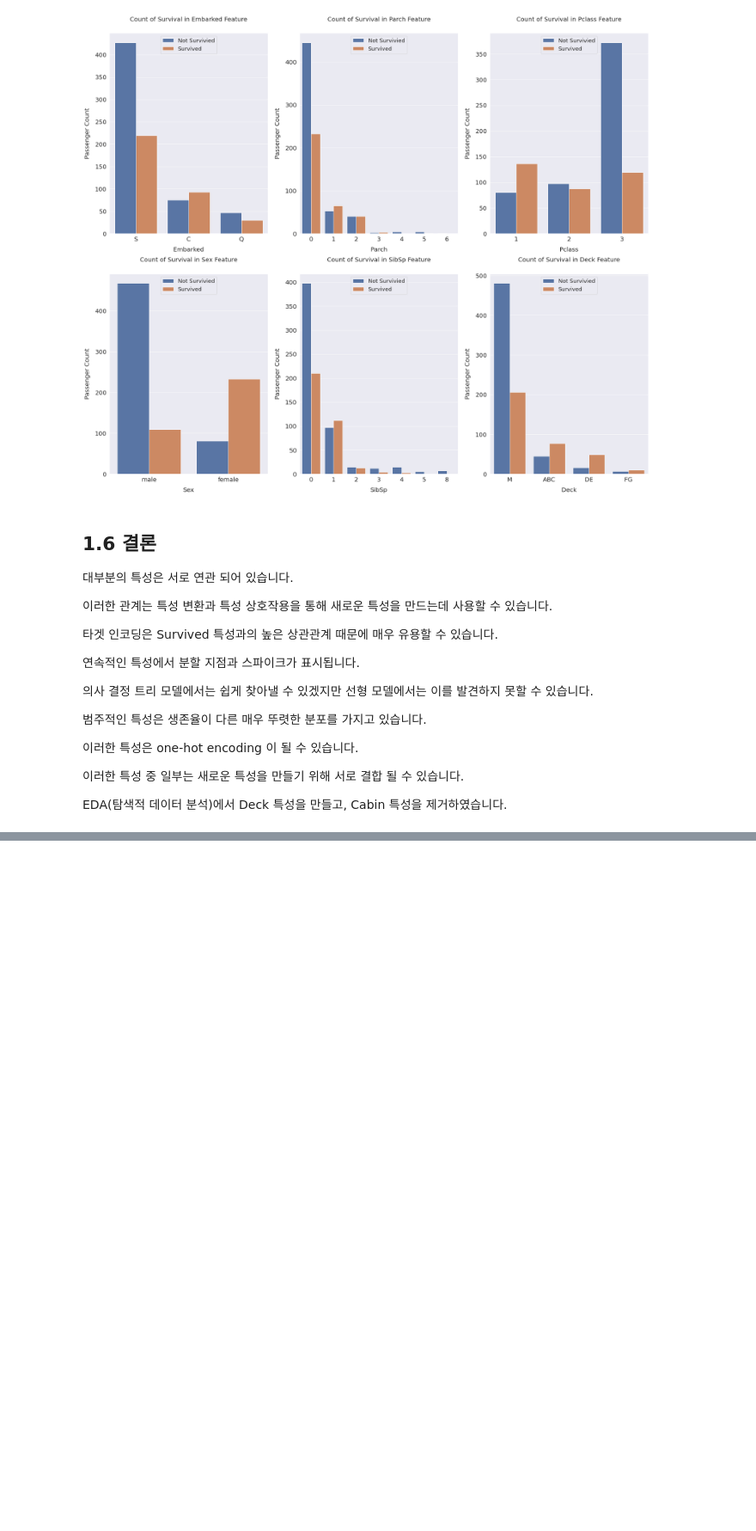
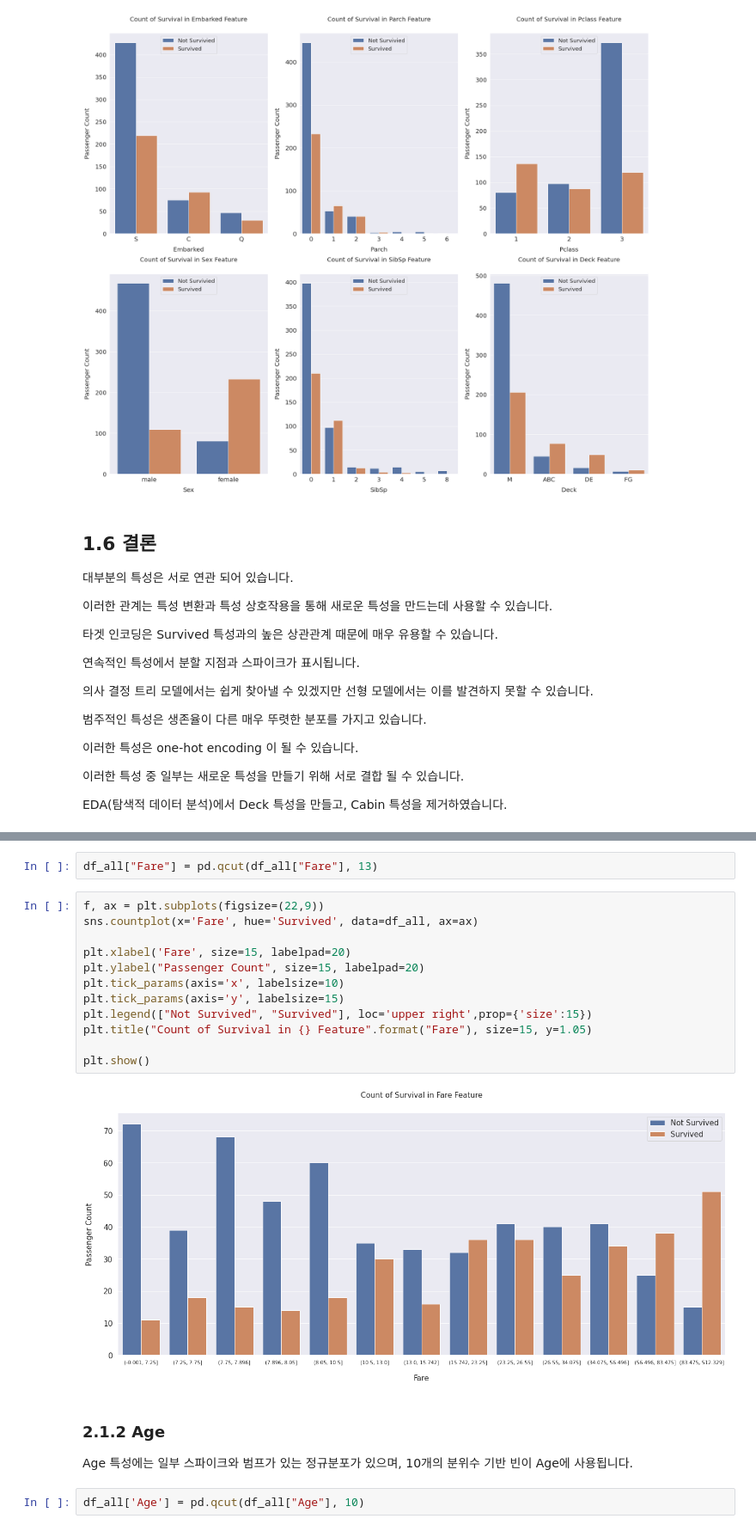
Before and after one commit to HwangHanJae/LearningNote, a Jupyter notebook: titanic_transcription3.ipynb, the cells around one changed output, grey strips where cells are left out. Shown at 86% size. Cells and saved outputs as stored; diff of their text form; blank space fills up the shorter version.

```diff
--- a/titanic_transcription3.ipynb
+++ b/titanic_transcription3.ipynb
@@ -667,0 +685,22 @@ df_all.head()
+# %%
+df_all["Fare"] = pd.qcut(df_all["Fare"], 13)
+# %%
+f, ax = plt.subplots(figsize=(22,9))
+sns.countplot(x='Fare', hue='Survived', data=df_all, ax=ax)
+
+plt.xlabel('Fare', size=15, labelpad=20)
+plt.ylabel("Passenger Count", size=15, labelpad=20)
+plt.tick_params(axis='x', labelsize=10)
+plt.tick_params(axis='y', labelsize=15)
+plt.legend(["Not Survived", "Survived"], loc='upper right',prop={'size':15})
+plt.title("Count of Survival in {} Feature".format("Fare"), size=15, y=1.05)
+
+plt.show()
+# %% [output]
+[figure, added]
+# %% [markdown]
+### 2.1.2 Age
+
+Age 특성에는 일부 스파이크와 범프가 있는 정규분포가 있으며, 10개의 분위수 기반 빈이 Age에 사용됩니다.
+# %%
+df_all['Age'] = pd.qcut(df_all["Age"], 10)
```
Also changed, not shown: parts of 31 cells of this notebook.
